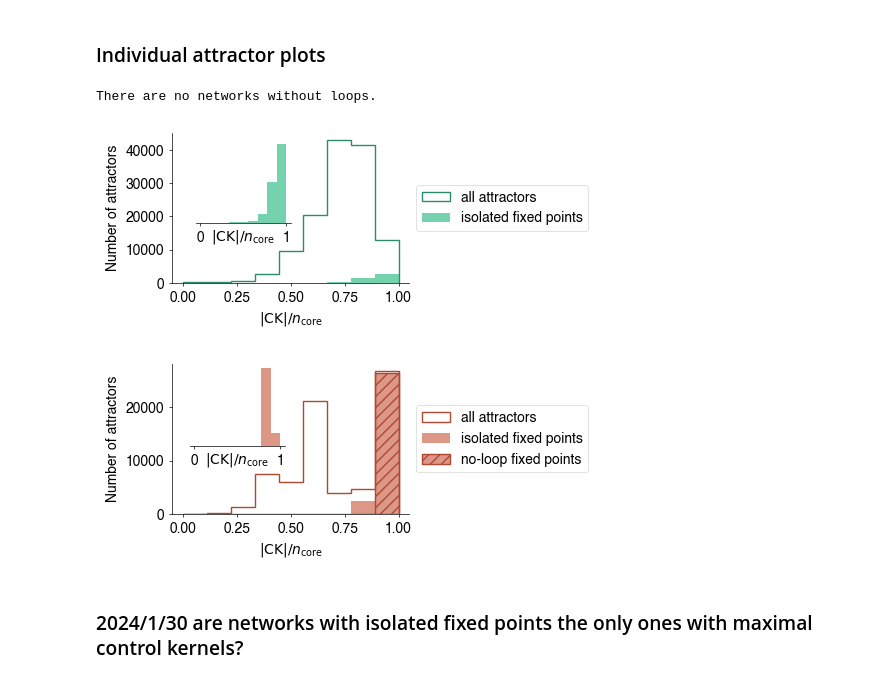
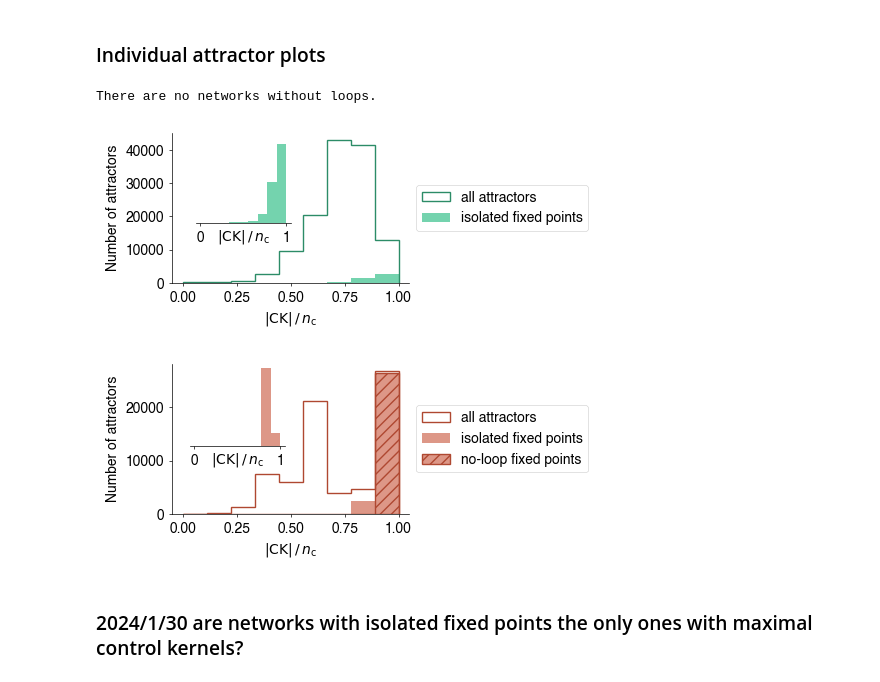
Before and after one commit to bcdaniels/Control-of-Synthetic-Boolean-Networks, a Jupyter notebook: CK_basin_sizes/basin-paper-figures.ipynb, the cells around one changed output. Saved outputs shown, nothing was run; the diff lists cells and outputs as text; code cells hidden in the pictures.

```diff
--- a/CK_basin_sizes/basin-paper-figures.ipynb
+++ b/CK_basin_sizes/basin-paper-figures.ipynb
@@ -1020,36 +1020,36 @@ plt.hist(isolated_relative_sizes,density=False,bins=bins,label='isolated fixed p
 if len(noloop_relative_sizes) > 0:
     plt.hist(noloop_relative_sizes,density=False,bins=bins,label='isolated fixed points',
              color=colors1['random'])
 else:
     print("There are no networks without loops.")
 
 inset = plt.gca().inset_axes([0.1,0.4,0.4,0.55])
 inset.hist(isolated_relative_sizes,density=False,bins=bins,label='isolated',
          color=colors1['random'])
 
 # fiddle with main plot
 leg = plt.legend(loc='center left',bbox_to_anchor=[1, 0.5])
 #plt.yticks([0,2.5,5],[])
 if core_only:
-    xlabel = '$|\\mathrm{CK}|/n_{\\mathrm{core}}$'
+    xlabel = '$|\\mathrm{CK}|\\,/\\,n_{\\mathrm{c}}$'
 else:
     xlabel = '$|\mathrm{CK}|/n$'
 plt.xlabel(xlabel)
 plt.ylabel('Number of attractors')
 plt.subplots_adjust(bottom=0.2,top=0.95,left=0.15,right=0.625)
 plt.gca().spines[['right', 'top']].set_visible(False)
 makePretty(leg=leg)
 
 # fiddle with inset
 inset.spines[['right', 'top','left']].set_visible(False)
 inset.set_yticks([])
 inset.set_xlabel(xlabel,labelpad=-12)
 makePretty(ax=inset)
 
-plt.savefig('240221_ck_histogram_isolated_vs_nonisolated_random.pdf')
+plt.savefig('240223_ck_histogram_isolated_vs_nonisolated_random.pdf')
 # %% [output]
 There are no networks without loops.
-[figure, old version]
+[figure, new version]
 # %%
 # isolated and non-isolated histograms for cell collective networks
 plt.figure(figsize=(5,2))
@@ -1088,7 +1088,7 @@ inset.hist(all_bio_isolated_relative_cks,density=False,bins=bins,label='isolated
 leg = plt.legend(loc='center left',bbox_to_anchor=[1, 0.5])
 #plt.yticks([0,2.5,5],[])
 if core_only:
-    xlabel = '$|\\mathrm{CK}|/n_{\\mathrm{core}}$'
+    xlabel = '$|\\mathrm{CK}|\\,/\\,n_{\\mathrm{c}}$'
 else:
     xlabel = '$|\mathrm{CK}|/n$'
 plt.xlabel(xlabel)
@@ -1103,9 +1103,9 @@ inset.set_yticks([])
 inset.set_xlabel(xlabel,labelpad=-12)
 makePretty(ax=inset)
 
-plt.savefig('240221_ck_histogram_isolated_vs_nonisolated_all_bio.pdf')
+plt.savefig('240223_ck_histogram_isolated_vs_nonisolated_all_bio.pdf')
 # %% [output]
-[figure, old version]
+[figure, new version]
 # %% [markdown]
 ### 2024/1/30 are networks with isolated fixed points the only ones with maximal control kernels?
 # %%
```
Also changed, not shown: parts of 4 cells of this notebook.
